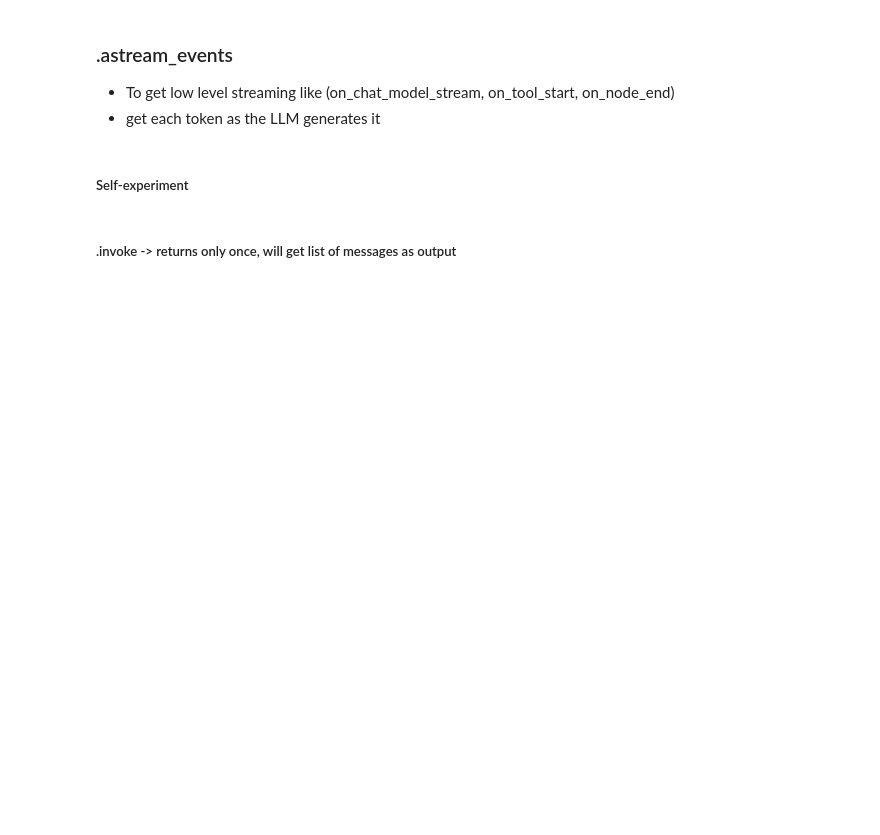
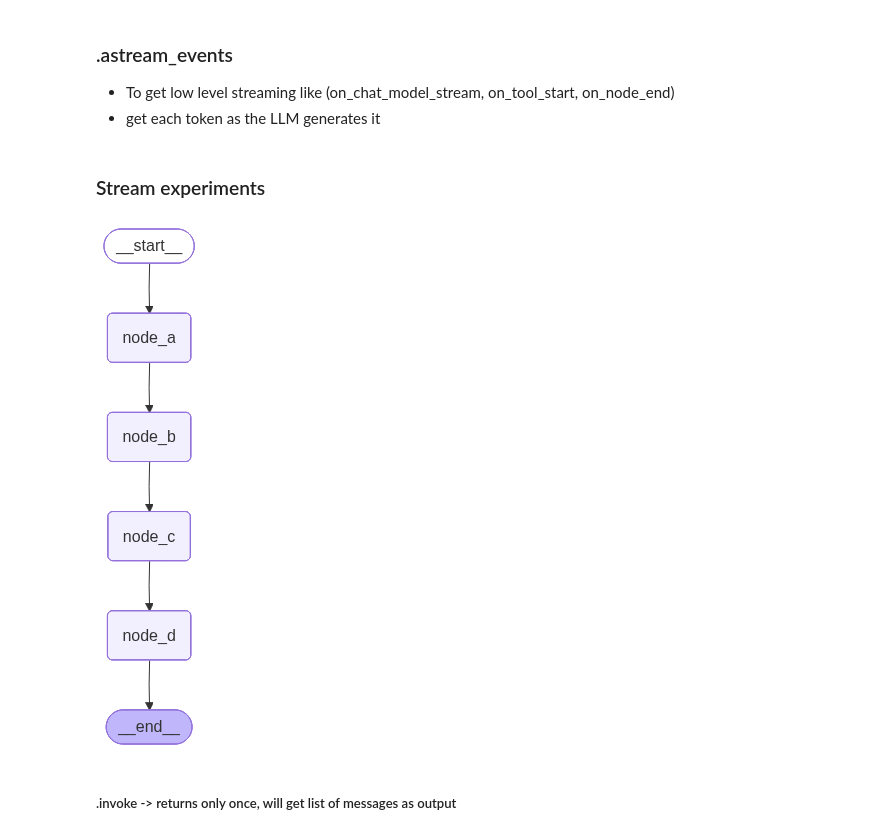
Before and after one commit to Praveenkj/youtube_langgraph_learnwithme, a Jupyter notebook: previous_lectures/11_streaming.ipynb, the cells around one changed output. Cells and saved outputs as stored; diff of their text form; code cells hidden in the pictures; blank space fills up the shorter version.

Commit message:
wc: streaming

```diff
--- a/previous_lectures/11_streaming.ipynb
+++ b/previous_lectures/11_streaming.ipynb
@@ -169,47 +162,54 @@ async for event in graph.astream_events({"messages": [input_message]}, config, v
         data = event["data"]
         print(data["chunk"].content, end="")
 # %% [markdown]
-##### Self-experiment
+### Stream experiments
 # %%
 from langgraph.graph import StateGraph, START, END, MessagesState
 from IPython.display import display, Image
+import time
 
 
 def node_a(state:MessagesState) -> MessagesState:
     print("Adding A", "\n")
+    time.sleep(1)
     return {'messages': "I am A"}
 
 def node_b(state:MessagesState) -> MessagesState:
     print("Adding B", "\n")
+    time.sleep(1)
     return {'messages': "I am B"}
 
 def node_c(state:MessagesState) -> MessagesState:
     print("Adding C", "\n")
+    time.sleep(1)
     return {'messages': "I am C"}
 
 def node_d(state:MessagesState) -> MessagesState:
     print("Adding D", "\n")
+    time.sleep(1)
     return {'messages': "I am D"}
 
 
 
 builder = StateGraph(MessagesState)
 
 builder.add_node("node_a", node_a)
 builder.add_node("node_b", node_b)
 builder.add_node("node_c", node_c)
 builder.add_node("node_d", node_d)
 
 
 builder.add_edge(START, "node_a")
 builder.add_edge("node_a", "node_b")
 builder.add_edge("node_b", "node_c")
 builder.add_edge("node_c", "node_d")
 builder.add_edge("node_d", END)
 
 graph = builder.compile()
 
 display(Image(graph.get_graph().draw_mermaid_png()))
+# %% [output]
+[figure, added]
 # %% [markdown]
 ##### .invoke -> returns only once, will get list of messages as output
 # %%
```
Also changed, not shown: parts of 15 cells of this notebook, 1 other file.
